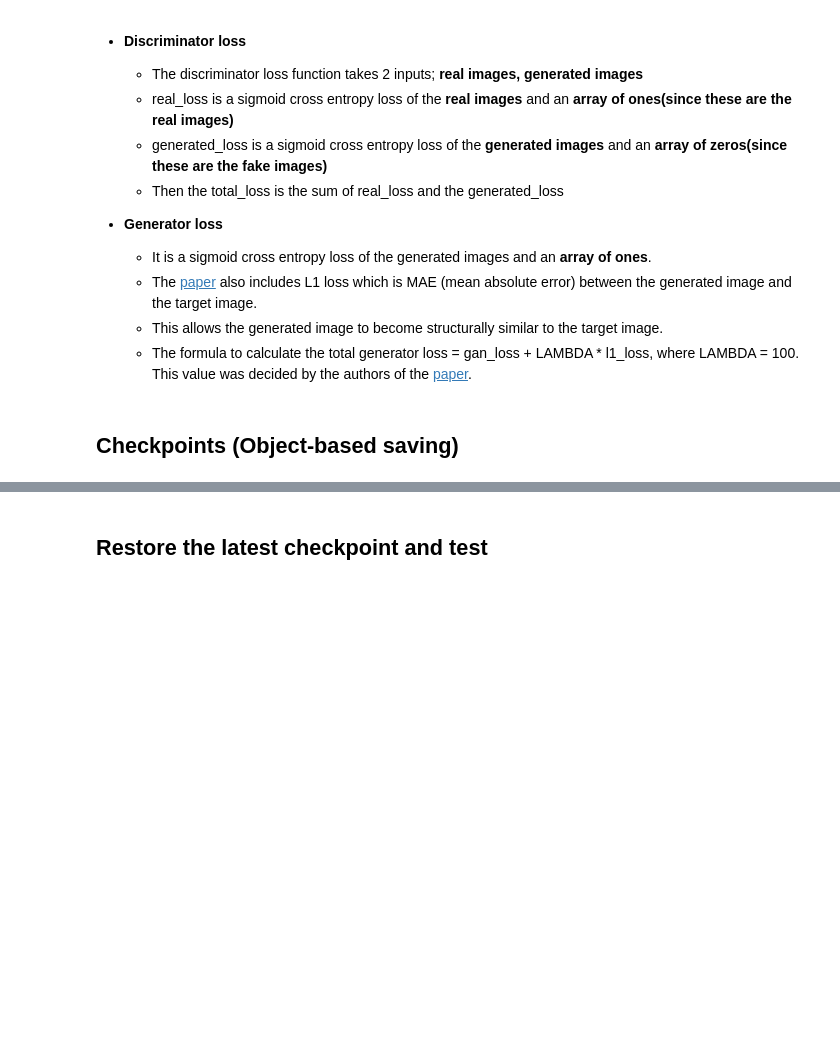
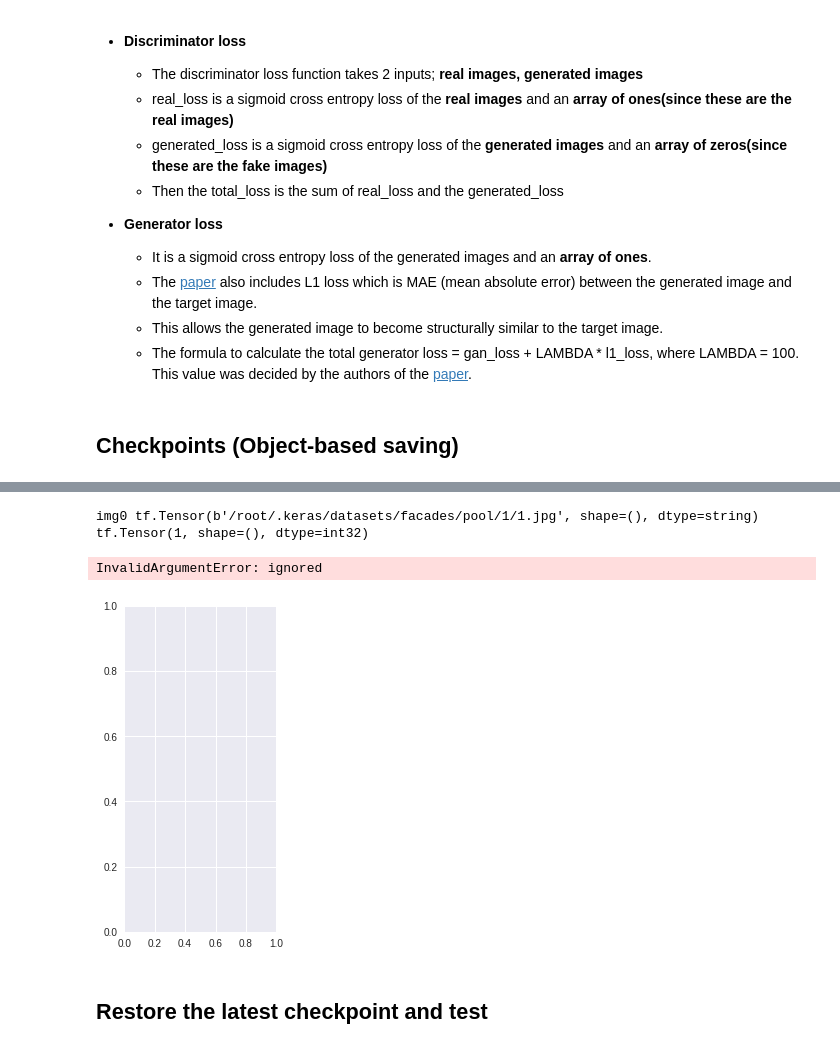
Before and after one commit to ManuelKugelmann/collabtf2.0, a Jupyter notebook: Copy_of_pix2pix.ipynb, the cells around one changed output, grey strips where cells are left out. Saved outputs shown, nothing was run; the diff lists cells and outputs as text; code cells hidden in the pictures; blank space fills up the shorter version.

```diff
--- a/Copy_of_pix2pix.ipynb
+++ b/Copy_of_pix2pix.ipynb
@@ -99,9 +99,8 @@ import functools
 def eager(func):
     @functools.wraps(func)
     def eager_func(*args, **kwargs):
-      #with tf.Session() as sess:
-      #   sess.run(tf.contrib.eager.py_func(func, inp=list(kwargs.values()), Tout=[]))
-      print("-")
+      with tf.Session() as sess:
+         sess.run(tf.contrib.eager.py_func(func, inp=list(kwargs.values()), Tout=[]))
     return eager_func
 # %% [markdown]
 ## Load the dataset
@@ -724,0 +816,30 @@ ValueError: ignored
+# %%
+
+
+def get_pool_image(n):
+
+  label = tf.mod(n,2)
+  s_label = tf.as_string(label)
+  r = tf.as_string(tf.random.uniform([], minval=0, maxval=POOL, dtype=tf.dtypes.int32))
+  path = PATH+'pool/'+s_label+'/'+r+'.jpg'
+  #image = load_image_train(path)
+  return path, label
+
+@eager
+def test_pool():
+  img0, label0 = get_pool_image(1)
+  print("img0",img0, label0)
+  img1, label1 = get_pool_image(1)
+  plt.figure(figsize=(6, 6))
+  plt.subplot(1, 2, 1)
+  plt.imshow(img0*0.5+0.5)
+  plt.axis('off')
+  plt.subplot(1, 2, 2)
+  plt.imshow(img1*0.5+0.5)
+  plt.axis('off')
+
+test_pool()
+# %% [output]
+img0 tf.Tensor(b'/root/.keras/datasets/facades/pool/1/1.jpg', shape=(), dtype=string) tf.Tensor(1, shape=(), dtype=int32)
+InvalidArgumentError: ignored
+[figure, added]
```
Also changed, not shown: parts of 12 cells of this notebook.
